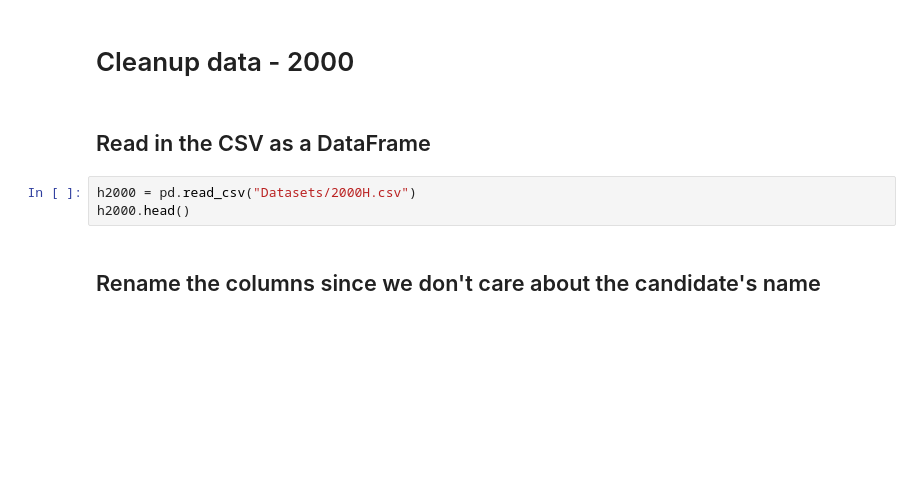
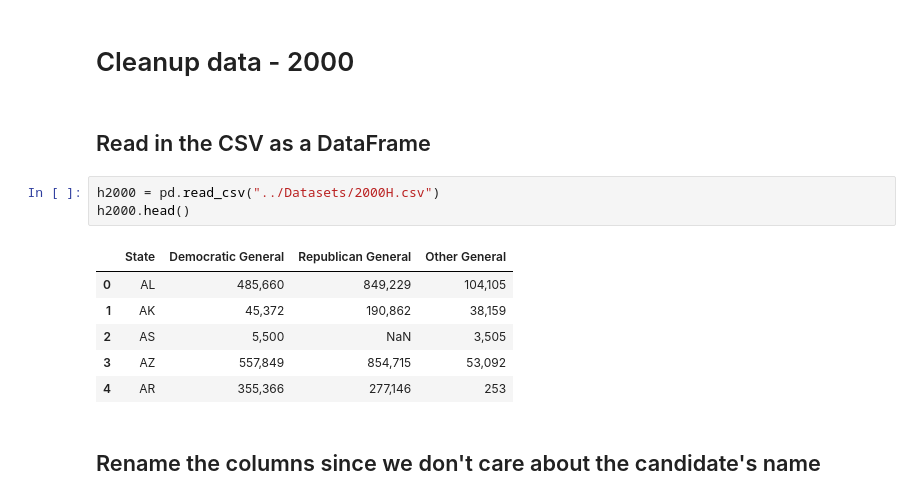
Before and after one commit to arhunt/elections_vs_bkgr_checks, a Jupyter notebook: Cleanup/house_data_cleanup.ipynb, the cells around one changed output. Drawn from its saved outputs; the diff is of its cells as text; blank space fills up the shorter version.

```diff
--- a/Cleanup/house_data_cleanup.ipynb
+++ b/Cleanup/house_data_cleanup.ipynb
@@ -9,8 +9,15 @@ territories=["AS","GU","MP","PR","VI"]
 # %% [markdown]
 ## Read in the CSV as a DataFrame
 # %%
-h2000 = pd.read_csv("Datasets/2000H.csv")
+h2000 = pd.read_csv("../Datasets/2000H.csv")
 h2000.head()
+# %% [output]
+|  | State | Democratic General | Republican General | Other General |
+| 0 | AL | 485,660 | 849,229 | 104,105 |
+| 1 | AK | 45,372 | 190,862 | 38,159 |
+| 2 | AS | 5,500 | NaN | 3,505 |
+| 3 | AZ | 557,849 | 854,715 | 53,092 |
+| 4 | AR | 355,366 | 277,146 | 253 |
 # %% [markdown]
 ## Rename the columns since we don't care about the candidate's name
 # %%
```
Also changed, not shown: parts of 89 cells of this notebook, 19 other files.
